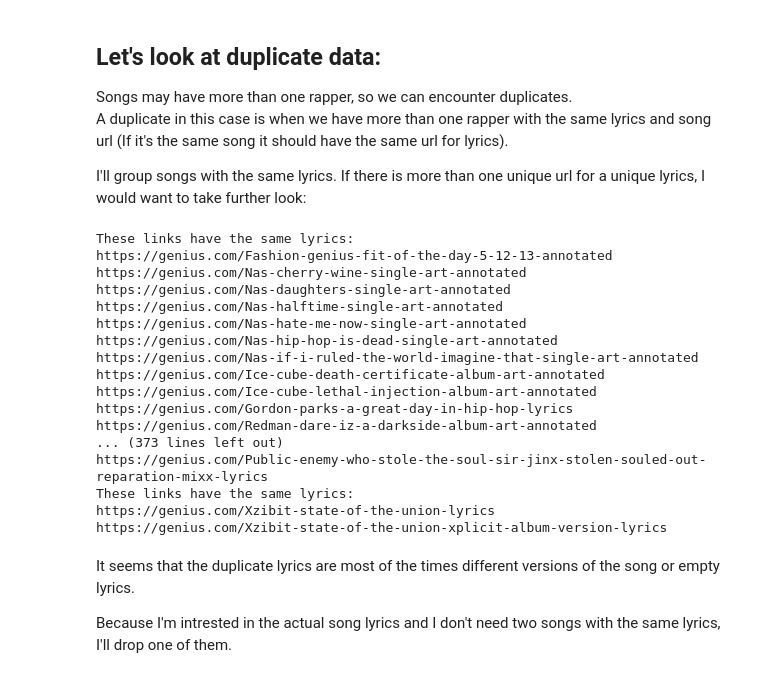
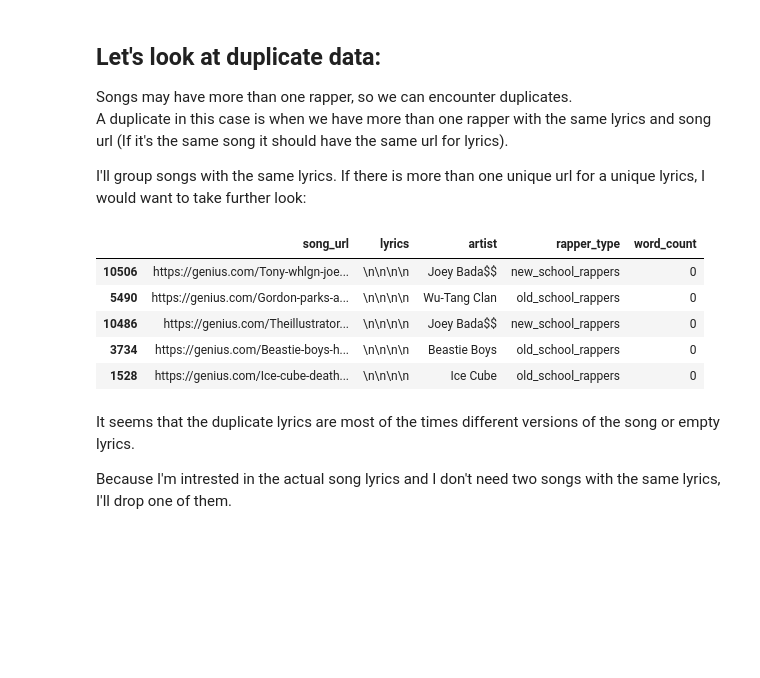
Before and after one commit to arielszabo/Old_n_New_School_Rap, a Jupyter notebook: Old_VS_New.ipynb, the cells around one changed output. Saved outputs shown, nothing was run; the diff lists cells and outputs as text; code cells hidden in the pictures; blank space fills up the shorter version.

```diff
--- a/Old_VS_New.ipynb
+++ b/Old_VS_New.ipynb
@@ -196,29 +196,15 @@ Songs may have more than one rapper, so we can encounter duplicates.<br/>
 A duplicate in this case is when we have more than one rapper with the same lyrics and song url (If it's the same song it should have the same url for lyrics).
 
 I'll group songs with the same lyrics. If there is more than one unique url for a unique lyrics, I would want to take further look:
-# %%
-for i, same_lyrics in data.groupby('lyrics'):
-    if len(set(same_lyrics['song_url'])) > 1:
-        print('These links have the same lyrics:')
-        print('\n'.join(same_lyrics['song_url']))
-# %% [output]
-These links have the same lyrics:
-https://genius.com/Fashion-genius-fit-of-the-day-5-12-13-annotated
-https://genius.com/Nas-cherry-wine-single-art-annotated
-https://genius.com/Nas-daughters-single-art-annotated
-https://genius.com/Nas-halftime-single-art-annotated
-https://genius.com/Nas-hate-me-now-single-art-annotated
-https://genius.com/Nas-hip-hop-is-dead-single-art-annotated
-https://genius.com/Nas-if-i-ruled-the-world-imagine-that-single-art-annotated
-https://genius.com/Ice-cube-death-certificate-album-art-annotated
-https://genius.com/Ice-cube-lethal-injection-album-art-annotated
-https://genius.com/Gordon-parks-a-great-day-in-hip-hop-lyrics
-https://genius.com/Redman-dare-iz-a-darkside-album-art-annotated
-... (373 lines left out)
-https://genius.com/Public-enemy-who-stole-the-soul-sir-jinx-stolen-souled-out-reparation-mixx-lyrics
-These links have the same lyrics:
-https://genius.com/Xzibit-state-of-the-union-lyrics
-https://genius.com/Xzibit-state-of-the-union-xplicit-album-version-lyrics
+# %%
+data[data.duplicated(subset=['lyrics'], keep=False)].sort_values('lyrics').head()
+# %% [output]
+|  | song_url | lyrics | artist | rapper_type | word_count |
+| 10506 | https://genius.com/Tony-whlgn-joe... | \n\n\n\n | Joey Bada$$ | new_school_rappers | 0 |
+| 5490 | https://genius.com/Gordon-parks-a... | \n\n\n\n | Wu-Tang Clan | old_school_rappers | 0 |
+| 10486 | https://genius.com/Theillustrator... | \n\n\n\n | Joey Bada$$ | new_school_rappers | 0 |
+| 3734 | https://genius.com/Beastie-boys-h... | \n\n\n\n | Beastie Boys | old_school_rappers | 0 |
+| 1528 | https://genius.com/Ice-cube-death... | \n\n\n\n | Ice Cube | old_school_rappers | 0 |
 # %% [markdown]
 It seems that the duplicate lyrics are most of the times different versions of the song or empty lyrics.
 
```
Also changed, not shown: parts of 47 cells of this notebook.
